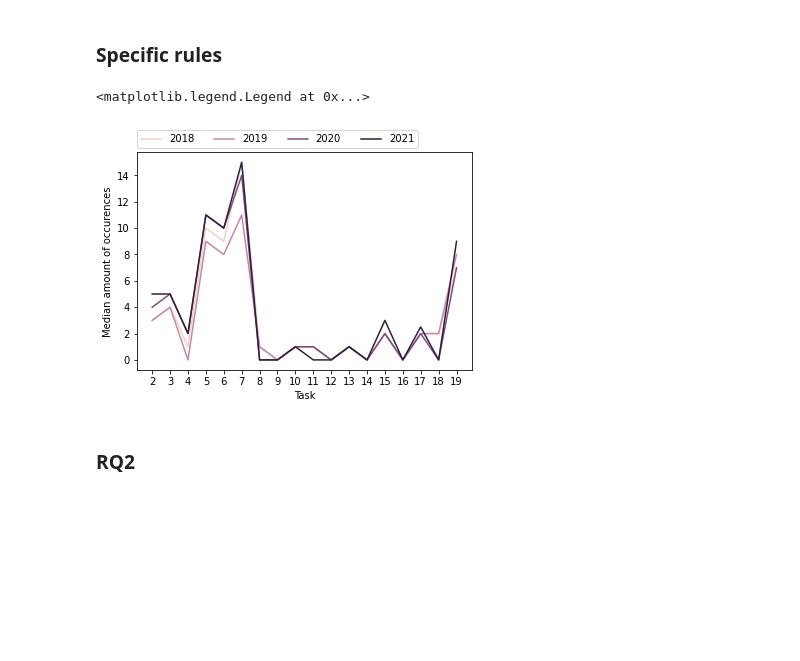
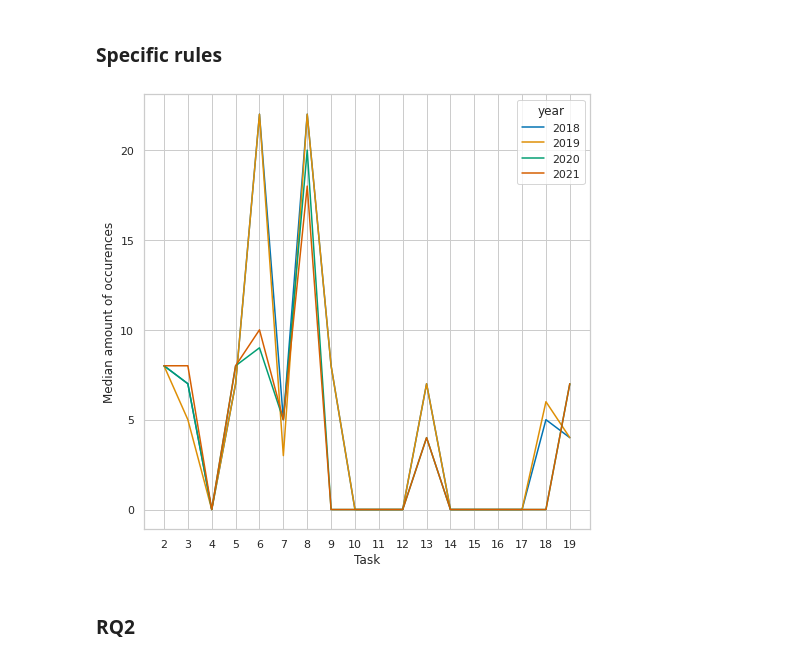
Before and after one commit to LinusOstlund/BachelorThesis, a Jupyter notebook: notebooks/analyzing.ipynb, the cells around one changed output. Saved outputs shown, nothing was run; the diff lists cells and outputs as text; code cells hidden in the pictures; blank space fills up the shorter version.

```diff
--- a/notebooks/analyzing.ipynb
+++ b/notebooks/analyzing.ipynb
@@ -259,7 +275,7 @@ df.rename(columns = {'year':'Year'}, inplace = True)
 #g = sns.regplot(x = "task",y = "v/kloc",data=dfs_year_sum[dfs_year_sum["year"] == 2021],scatter=False)
 #sns.set_palette('CMRmap')
 sns.set_theme(style="whitegrid")
-sns.set_context("poster", font_scale=1.3)
+sns.set_context("paper", font_scale=1.3)
 #g.set_title("Violations per 1000 lines of code (KLOC)");
 #sns.set(rc={'figure.figsize': (15,8)})
 data = df[df["All rules"] == False]
@@ -267,12 +283,13 @@ data = df[df["All rules"] == False]
 g = sns.lmplot(x="task",
             y="vPkloc",
             hue="Year",
-            col="Year",
-            col_wrap=2,
+            #col="Year",
+            #col_wrap=2,
             data=data,
             #x_bins=18,
             truncate=True,
             height=8,
+            palette="colorblind",
             aspect=1.7,
             x_jitter=0.1,
             markers=".",
@@ -284,6 +301,7 @@ g.set(ylabel="Violations per KLOC");
 #plt.setp(g._legend.get_texts(), fontsize='14')
 #plt.setp(g._legend.get_title(), fontsize='16')
 plt.savefig("year-regression-mod.png",dpi=450)
+#plt.savefig("year-regression.ps")
 #plt.legend(fontsize='x-large', title_fontsize='40')
 #g.set(title="Linear regression over violations per 1000 lines of code (KLOC)");
 # %% [output]
@@ -295,29 +313,30 @@ plt.savefig("year-regression-mod.png",dpi=450)
 # %%
 data = dfs_all_years_final.copy()
 #data = data[data["year"] == 2019]
-rule = "CommentRequired"#"CommentedOutCodeLine"#"SystemPrintln"#"CommentRequired"
-sns.set_palette("pastel")
+rule = "SystemPrintln"#"CommentedOutCodeLine"#"SystemPrintln"#"CommentRequired"
+sns.set(rc={"figure.figsize":(8,8)},font_scale=1.2)
+sns.color_palette("colorblind", 8)
+sns.set_theme(style="whitegrid")
 data = data[data["violation"] == rule]
 data = data.groupby(["year","task","violation"]).agg(total = ("amount","sum"),median=("amount","median"),mean=("amount","mean"),has=("occur","sum"),outOf=("occur","count")).reset_index()
 data = data[data["has"] > 0]
 #data = data.groupby(["year","task","ta"]).agg(violations = ("violation","nunique"))
 #data["portion"] = data["violations"]/46
 #data = data[data["violation"] != rule]
 #data= data[data["task"] > 14]
 
-g = sns.lineplot(x="task",y="median",data=data,hue = "year");
+g = sns.lineplot(x="task",y="median",data=data,hue = "year",palette="colorblind");
 
 data.head(30);
 g.set(xticks=[2,3,4,5,6,7,8,9,10,11,12,13,14,15,16,17,18,19]);
 g.set(ylabel="Median amount of occurences");
 #g.set(ylabel="Portion (%) of the 46 violations found that task");
 g.set(xlabel="Task")
 #g.set(title=f"Portion of violations occuring in task");
-plt.legend(bbox_to_anchor=(0,1.02,1,0.2), loc="lower left", borderaxespad=0, ncol=10)
-#plt.savefig("images/magicnumber.png",dpi=300)
+#plt.legend(bbox_to_anchor=(0,1.02,1,0.2), loc="lower left", borderaxespad=0, ncol=10)
+plt.savefig(f"{rule}.png",dpi=300)
 # %% [output]
-<matplotlib.legend.Legend at 0x...>
-[figure, old version]
+[figure, new version]
 # %% [markdown]
 ### RQ2
 # %%
```
Also changed, not shown: parts of 6 cells of this notebook, 11 other files.
